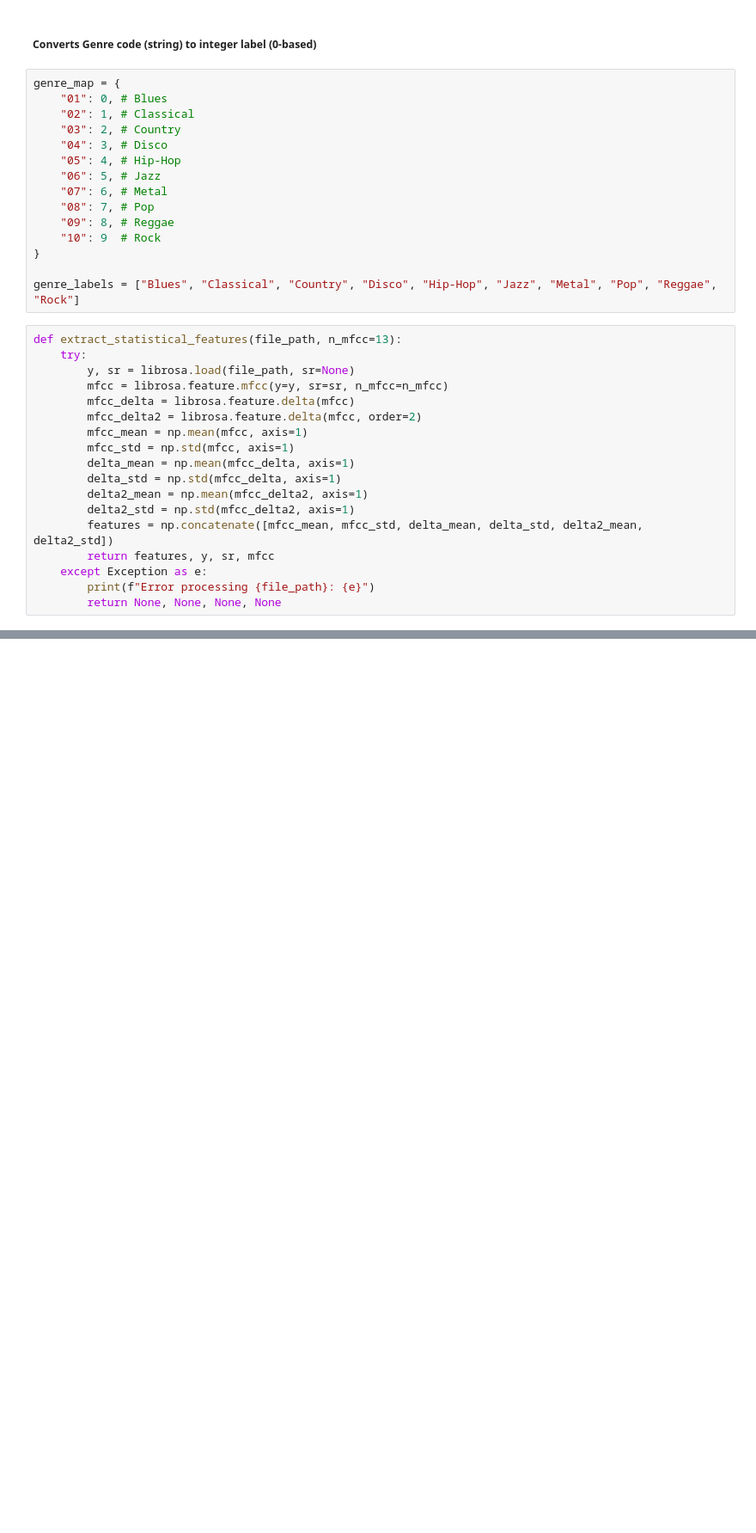
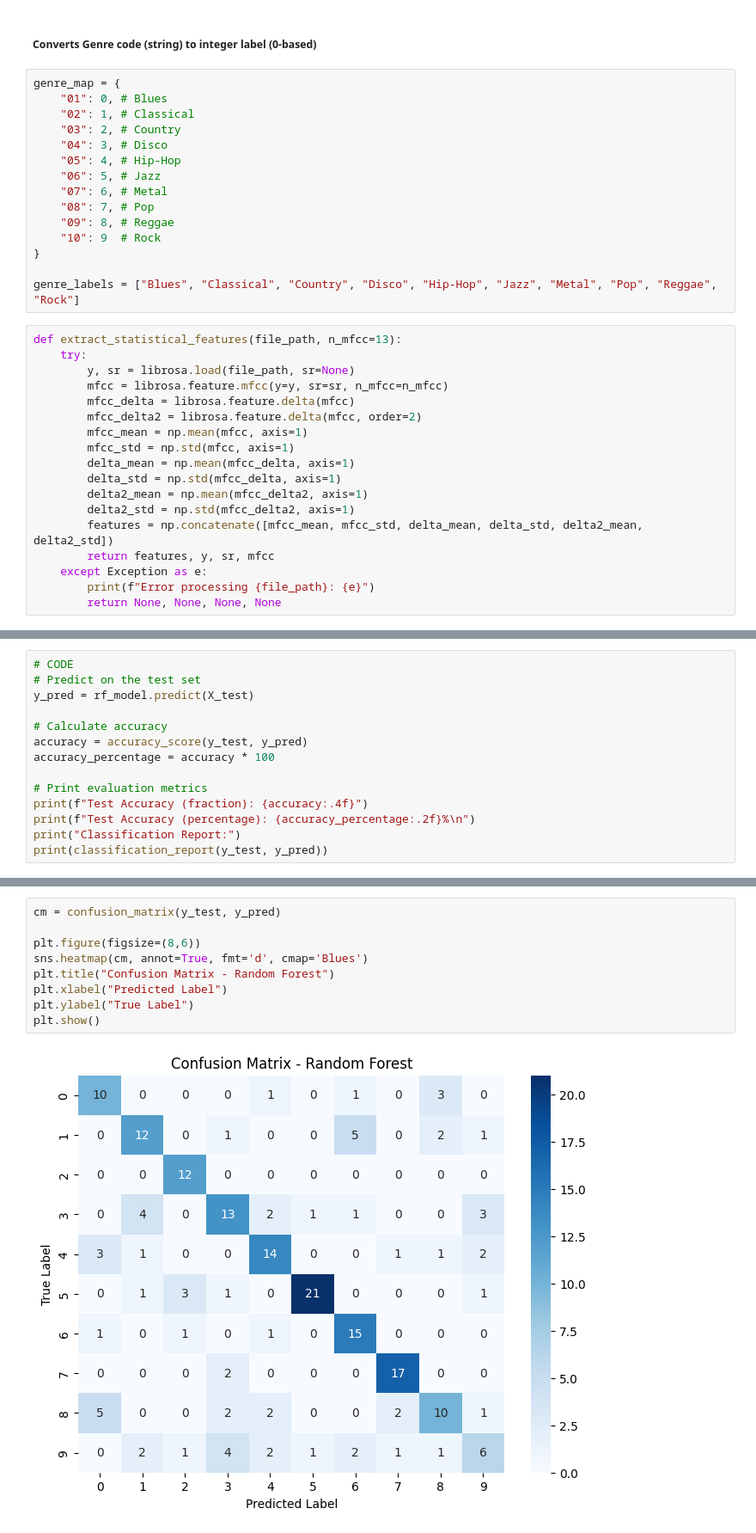
Before and after one commit to manentojr/MusicGenreClassifier, a Jupyter notebook: finalProject.ipynb, the cells around one changed output, grey strips where cells are left out. Shown at 86% size. Saved outputs shown, nothing was run; the diff lists cells and outputs as text; blank space fills up the shorter version.

```diff
--- a/finalProject.ipynb
+++ b/finalProject.ipynb
@@ -98,0 +168,14 @@ Labels shape: (999,)
+# %%
+# CODE
+# Predict on the test set
+y_pred = rf_model.predict(X_test)
+
+# Calculate accuracy
+accuracy = accuracy_score(y_test, y_pred)
+accuracy_percentage = accuracy * 100
+
+# Print evaluation metrics
+print(f"Test Accuracy (fraction): {accuracy:.4f}")
+print(f"Test Accuracy (percentage): {accuracy_percentage:.2f}%\n")
+print("Classification Report:")
+print(classification_report(y_test, y_pred))
@@ -98,0 +203,11 @@ Labels shape: (999,)
+# %%
+cm = confusion_matrix(y_test, y_pred)
+
+plt.figure(figsize=(8,6))
+sns.heatmap(cm, annot=True, fmt='d', cmap='Blues')
+plt.title("Confusion Matrix - Random Forest")
+plt.xlabel("Predicted Label")
+plt.ylabel("True Label")
+plt.show()
+# %% [output]
+[figure, added]
```
Also changed, not shown: parts of 16 cells of this notebook, 1 other file.
